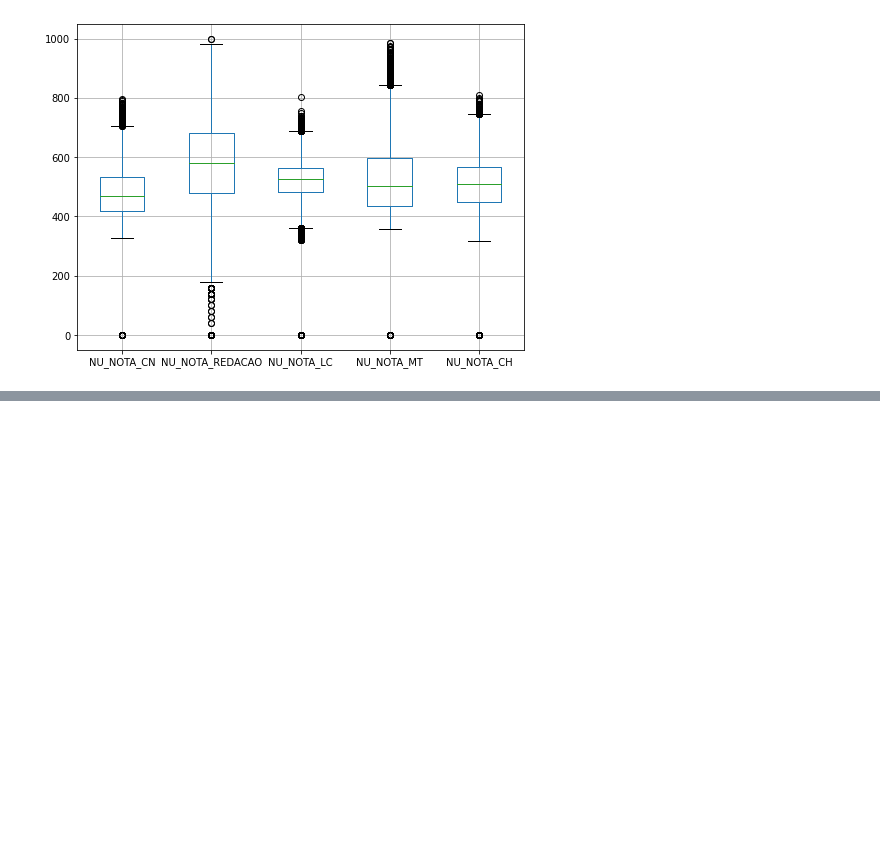
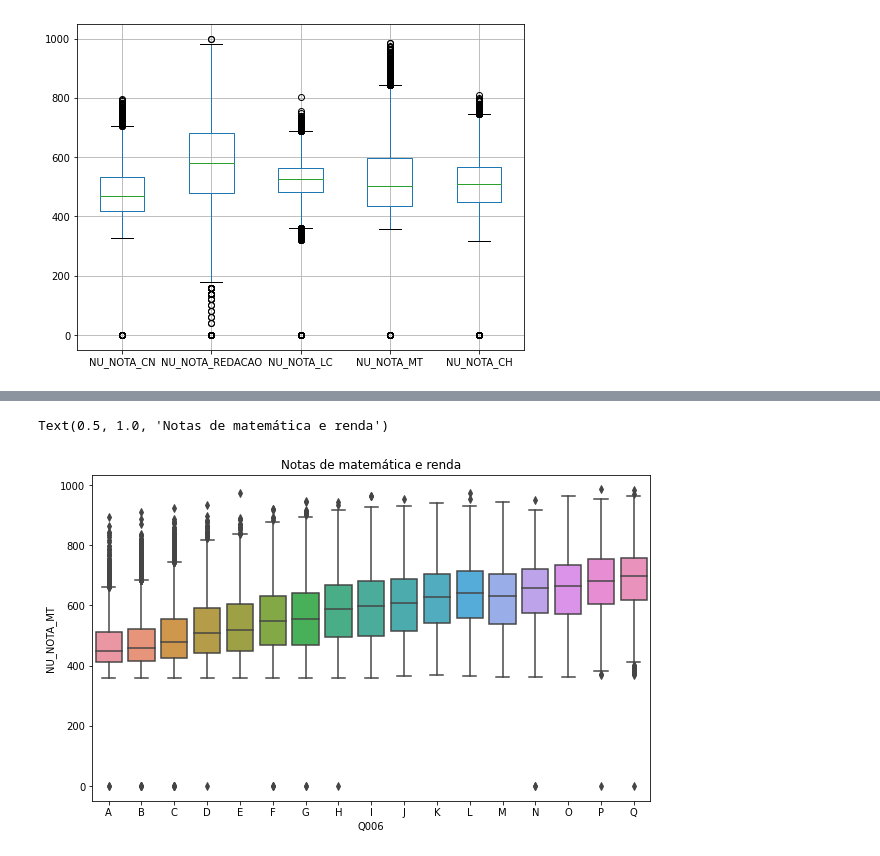
Before and after one commit to alletsc/Analise-Micro-Dados-ENEM20109, a Jupyter notebook: AnaliseMicroDadosENEM2019.ipynb, the cells around one changed output, grey strips where cells are left out. Drawn from its saved outputs; the diff is of its cells as text; code cells hidden in the pictures; blank space fills up the shorter version.

```diff
--- a/AnaliseMicroDadosENEM2019.ipynb
+++ b/AnaliseMicroDadosENEM2019.ipynb
@@ -273,0 +301,7 @@ dados[provas].boxplot(grid=True, figsize= (8,6))
+# %%
+plt.figure(figsize=(10, 6))
+sns.boxplot(x="Q006", y = "NU_NOTA_MT", data = dados, order = renda_ordenada) #plot ordenado
+plt.title("Notas de matemática e renda")
+# %% [output]
+Text(0.5, 1.0, 'Notas de matemática e renda')
+[figure, added]
```
Also changed, not shown: parts of 23 cells of this notebook.
